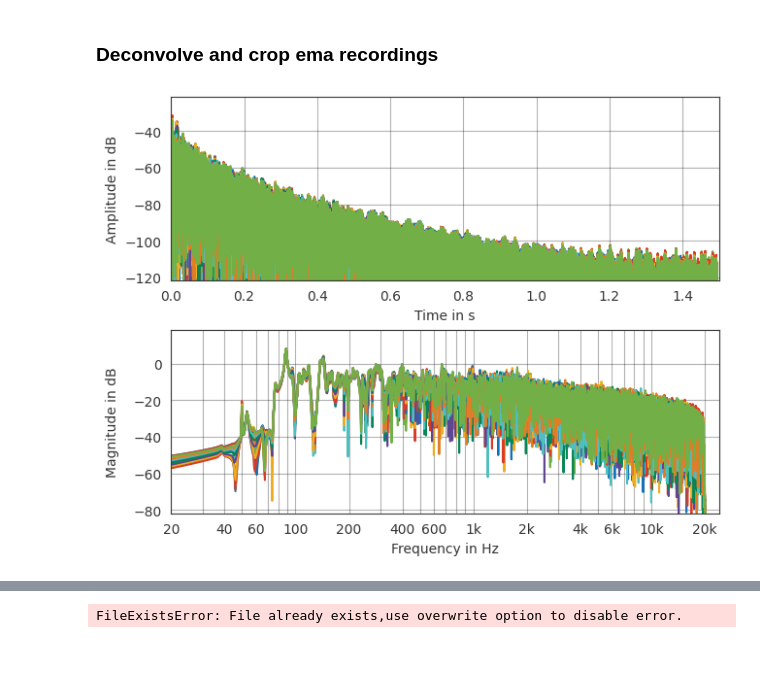
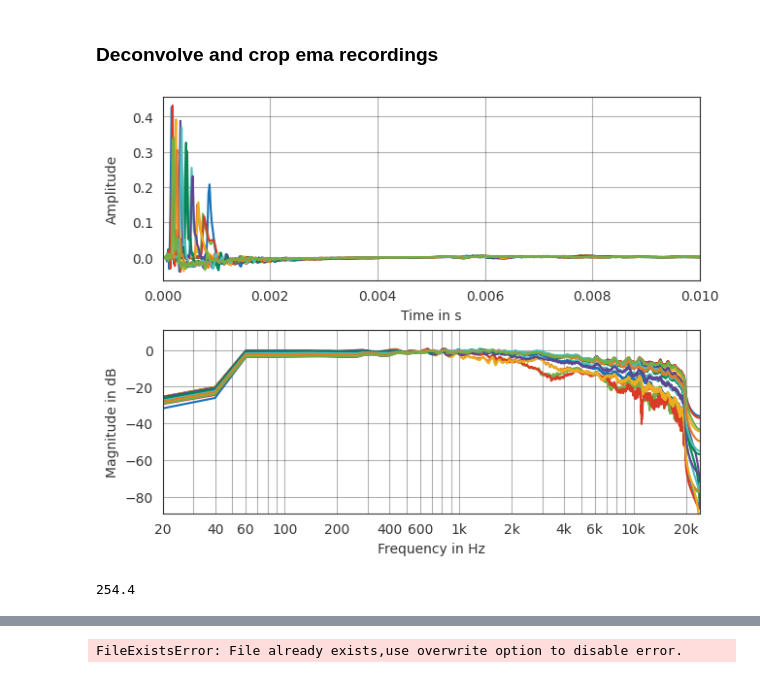
Before and after one commit to Microphone-Array-Project/ema2ambisonics, a Jupyter notebook: Post-Processing.ipynb, the cells around one changed output, grey strips where cells are left out. Cells and saved outputs as stored; diff of their text form; code cells hidden in the pictures.

Commit message:
Post-Processing Notebook

```diff
--- a/Post-Processing.ipynb
+++ b/Post-Processing.ipynb
@@ -11,20 +12,33 @@ sd.default.device = 22
 # %%
 # load signals and excitation signal
 sweep = pf.dsp.normalize(
-    pf.io.read_audio(r"BRIR_Window_Room/system_response_preamp_channel_1_fireface.wav"),
+    pf.io.read_audio(r"Measurements RAR/25_01_21_ref_rar_50Hz_20kHz.wav"),
     channel_handling='max')
 system = pf.dsp.normalize(
-    pf.io.read_audio(r"BRIR_Window_Room/ema_16.wav"),
-    channel_handling='max')
+    pf.io.read_audio(r"Measurements RAR/25_01_21_ema_16_rar_50Hz_20kHz.wav"))
 
-# deconvolve
-ir_ema = pf.dsp.deconvolve(system, sweep, freq_range=[50, 19500])
-# filter
-ir_ema = pf.dsp.filter.butterworth(ir_ema, 8, 55, 'highpass')
-# truncate
-ir_ema = pf.dsp.time_window(ir_ema, [0, 0.01, 1.49, 1.5], crop='window', unit='s', shape='right')
 
-pf.plot.time_freq(ir_ema, dB_time=True)
+# deconvolve and shift
+ir_ema = pf.dsp.deconvolve(system, sweep, frequency_range=[50, 19500])
+ir_shifted = pf.dsp.fractional_time_shift(ir_ema, 20, mode='cyclic')
+
+# Fir hp filter
+numtaps, beta = sps.kaiserord(65, 24/(0.5*ir_ema.sampling_rate))
+b = sps.firwin(numtaps, 54, pass_zero=False, fs=ir_ema.sampling_rate, window=('kaiser', beta))
+b_min = sps.minimum_phase(b, 'hilbert')
+FIR = pf.FilterFIR(b_min, ir_ema.sampling_rate)
+ir_filtered = FIR.process(ir_shifted)
+
+# window IR
+ir_filtered = pf.dsp.time_window(ir_filtered, [0, 0.0001, .049, .05], crop='window', unit='s', shape='right')
+
+
+
+# pf.plot.time_freq(ir_ema[2], dB_time=True)
+# ax = pf.plot.time_freq(ir_shifted[2], dB_time=True, label='shifted IR')
+ax = pf.plot.time_freq(ir_filtered, dB_time=False, label='filtered and windowed IR')
+# ax[1].legend()
+ax[0].set_xlim(0, 0.01)
 plt.show()
 # %% [output]
-[figure, old version]
+[figure, new version]
@@ -30,0 +47,4 @@ plt.show()
+# %%
+0.0053 * 48000
+# %% [output]
+254.4
```
Also changed, not shown: parts of 4 cells of this notebook, 1 other file.
